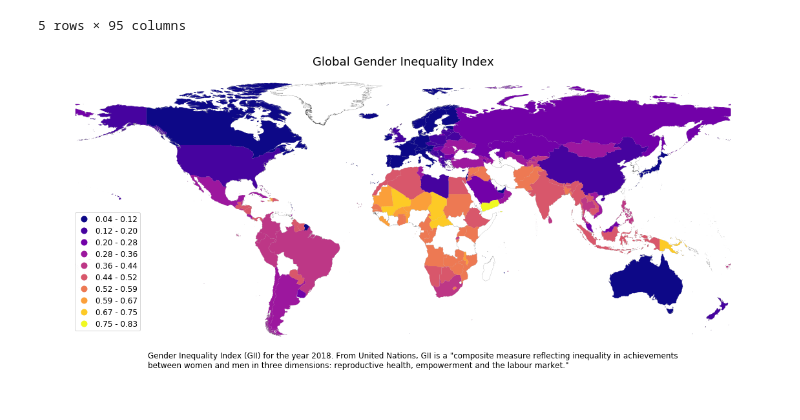
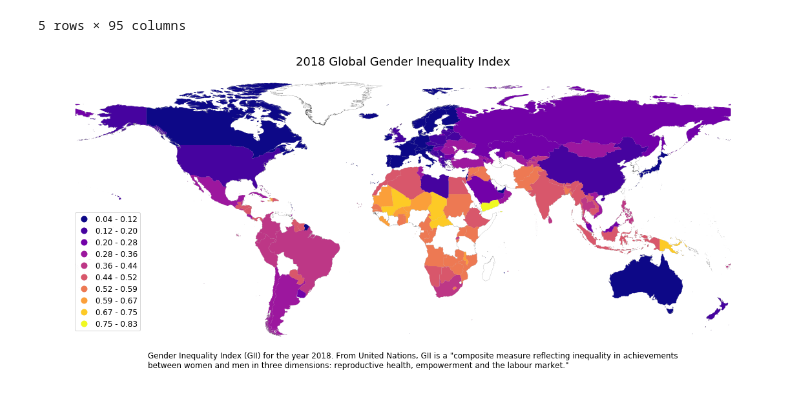
Before and after one commit to brettkfuller/govspending_project1_team5, a Jupyter notebook: project1_team5_mav.ipynb, the cells around one changed output. Saved outputs shown, nothing was run; the diff lists cells and outputs as text; code cells hidden in the pictures.

```diff
--- a/project1_team5_mav.ipynb
+++ b/project1_team5_mav.ipynb
@@ -520,32 +527,34 @@ world_gpd.head()
 gii_merged_df_2018 = undp_gii_df.loc[ (undp_gii_df['Year'] == 2018),:]
 base_world = gpd.GeoDataFrame(world_gpd)
 merged = gii_merged_df_2018[['Country', 'Year', 'Gender Inequality Index']].merge(world_gpd[['ADMIN', 'geometry']], left_on='Country', right_on='ADMIN')
 merged = gpd.GeoDataFrame(merged)
+
 # vmin=merged['Gender Inequality Index'].min()
 # vmax=merged['Gender Inequality Index'].max()
 
 
 colors = 10
 cmap = 'plasma'
 figsize = (20,10)
-title = 'Global Gender Inequality Index'
+title = '2018 Global Gender Inequality Index'
 
 fig, ax = plt.subplots(1, figsize=figsize)
 base = base_world.plot(color='white', edgecolor='black', ax=ax, linewidth=0.1)
 ax = merged.dropna().plot(column='Gender Inequality Index', cmap=cmap, figsize=figsize, ax=base,
                           scheme='equal_interval', k=colors, legend=True)
 
 ax.set_title(title, fontdict={'fontsize': 18, 'fontweight' : 3}, loc='center')
 
 description = '''
 Gender Inequality Index (GII) for the year 2018. From United Nations, GII is a "composite measure reflecting inequality in achievements
 between women and men in three dimensions: reproductive health, empowerment and the labour market."
 '''.strip()
 
 ax.annotate(description, xy=(0.15, 0.10), size=12, xycoords='figure fraction')
 ax.set_axis_off()
 legend = ax.get_legend()
 legend.set_bbox_to_anchor((.14, .5))
 legend.prop.set_size(12)
+fig.savefig(f"{target_images_dir}/{title.replace(' ','_').upper()}.PNG")
 # %% [output]
-[figure, old version]
+[figure, new version]
```
Also changed, not shown: parts of 8 cells of this notebook, 8 other files.
